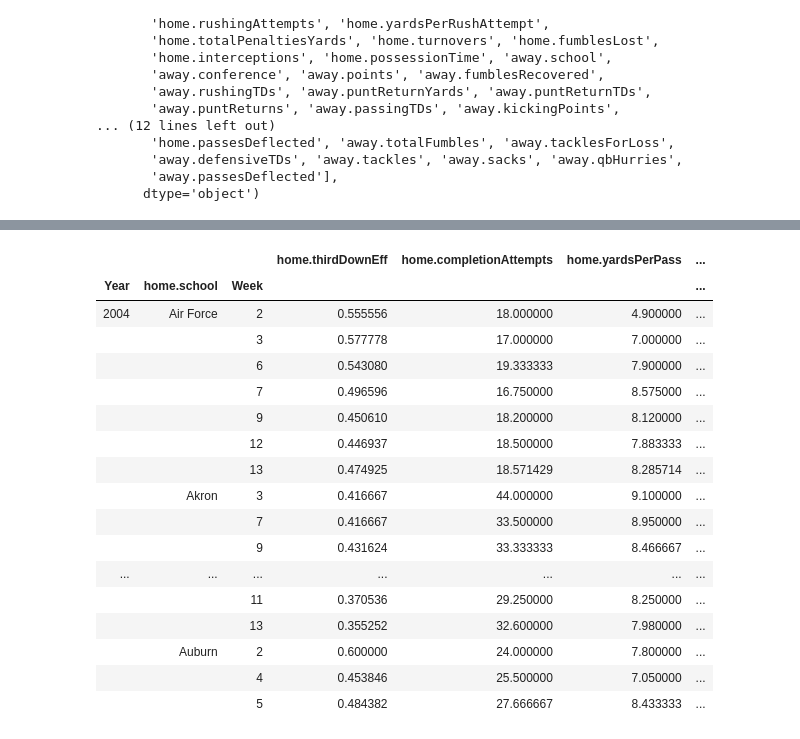
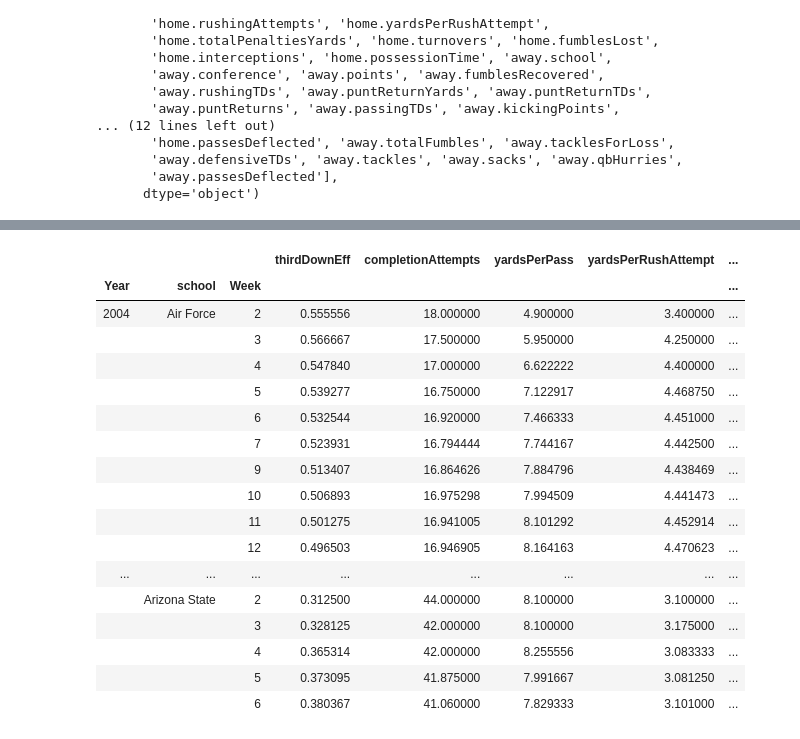
Before and after one commit to MichiganDataScienceTeam/F20-College-Football, a Jupyter notebook: notebooks/Prior Probability Model.ipynb, the cells around one changed output, grey strips where cells are left out. Saved outputs shown, nothing was run; the diff lists cells and outputs as text; code cells hidden in the pictures.

```diff
--- a/notebooks/Prior Probability Model.ipynb
+++ b/notebooks/Prior Probability Model.ipynb
@@ -85,7 +51,9 @@ stats.loc[:,'home.totalPenaltiesYards'] = stats.loc[:,'home.totalPenaltiesYards'
 stats.loc[:,'away.totalPenaltiesYards'] = stats.loc[:,'away.totalPenaltiesYards'].apply(lambda x: float(x.split('-')[-1]))
 stats.loc[:,'home.possessionTime'] = stats['home.possessionTime'].apply(lambda x: float(x.split(':')[0])*60 + float(x.split(':')[1]))
 stats.loc[:,'away.possessionTime'] = stats['away.possessionTime'].apply(lambda x: float(x.split(':')[0])*60 + float(x.split(':')[1]))
-stats.iloc[:10,:]
+stats['home.win'] = (stats['home.points'] > stats['away.points']).astype(int)
+stats['away.win'] = (stats['away.points'] > stats['home.points']).astype(int)
+stats.head()
 # %% [output]
 A value is trying to be set on a copy of a slice from a DataFrame
 
@@ -104,7 +76,12 @@ See the caveats in the documentation: http://pandas.pydata.org/pandas-docs/stabl
+# %%
+away_index = [x for x in list(stats.columns) if 'away.' in x] + ['Week', 'Year', 'id']
+away = stats[away_index].drop('away.points', axis = 1)
+away.columns = [x.split('.')[-1] for x in list(away.columns)]
+away['isHome'] = 0
+away = away.groupby(['Year', 'school','Week']).mean()
 # %%
-pd.set_option('display.max_rows', 500)
-pd.set_option('display.max_columns', 500)
 home_index = [x for x in list(stats.columns) if 'home.' in x] + ['Week', 'Year', 'id']
 home = stats[home_index].drop('home.points',axis = 1)
-home = home.groupby(['Year', 'home.school','Week']).mean()
-home.iloc[:50,:]
+home.columns = [x.split('.')[-1] for x in list(home.columns)]
+home['isHome'] = 1
+home = home.groupby(['Year', 'school','Week']).mean()
@@ -129,0 +88,3 @@ home.iloc[:50,:]
+# %%
+total = pd.concat([home,away]).groupby(['Year', 'school','Week']).mean()
+total.iloc[:20,:]
@@ -130,46 +110,33 @@ home.iloc[:50,:]
 # %%
-aggstats = home.copy()
-idx = list(aggstats.index)
+idx = list(total.index)
 n = 1
+ids = total['id']
+total.drop('id', axis = 1, inplace = True)
 for i,x in enumerate(idx):
     if(i == 0): continue
     if(x[1] == idx[i-1][1]):
-        aggstats.loc[(x[0],x[1],x[2]),:] = aggstats.loc[(x[0],x[1],x[2]),:] + aggstats.loc[(idx[i-1][0],idx[i-1][1],idx[i-1][2]),:]*n
-        aggstats.loc[(x[0],x[1],x[2]),:] = aggstats.loc[(x[0],x[1],x[2]),:]/(n+1)
+        total.loc[(x[0],x[1],x[2]),:] = total.loc[(x[0],x[1],x[2]),:] + total.loc[(idx[i-1][0],idx[i-1][1],idx[i-1][2]),:]*n
+        total.loc[(x[0],x[1],x[2]),:] = total.loc[(x[0],x[1],x[2]),:]/(n+1)
         n += 1
     else: n = 1;
-# for year in idxs[0]:
-#     for team in idxs[1]:
-#         for week in idxs[2]:
-#             it = week - 1
-#             n = 1
-#             while it > 0:
-#                 try:
-#                     aggstats.loc[(year,team,week),:] = aggstats.loc[(year,team,week),:] + aggstats.loc[(year,team,it),:]
-#                     n += 1
-#                 except KeyError: pass
-#                 it -= 1
-#             try:
-#                 aggstats.loc[(year,team,week),:] = aggstats.loc[(year,team,week),:]/n
-#             except KeyError: pass
-
-aggstats.iloc[:50,:]
+total['id'] = ids
+total.iloc[:50,:]
 # %% [output]
-|  |  |  | home.thirdDownEff | home.completionAttempts | home.yardsPerPass | ... |
-| Year | home.school | Week |  |  |  | ... |
-| 2004 | Air Force | 2 | 0.555556 | 18.000000 | 4.900000 | ... |
-|  |  | 3 | 0.577778 | 17.000000 | 7.000000 | ... |
-|  |  | 6 | 0.543080 | 19.333333 | 7.900000 | ... |
-|  |  | 7 | 0.496596 | 16.750000 | 8.575000 | ... |
-|  |  | 9 | 0.450610 | 18.200000 | 8.120000 | ... |
-|  |  | 12 | 0.446937 | 18.500000 | 7.883333 | ... |
-|  |  | 13 | 0.474925 | 18.571429 | 8.285714 | ... |
-|  | Akron | 3 | 0.416667 | 44.000000 | 9.100000 | ... |
-|  |  | 7 | 0.416667 | 33.500000 | 8.950000 | ... |
-|  |  | 9 | 0.431624 | 33.333333 | 8.466667 | ... |
-| ... | ... | ... | ... | ... | ... | ... |
-|  |  | 11 | 0.370536 | 29.250000 | 8.250000 | ... |
-|  |  | 13 | 0.355252 | 32.600000 | 7.980000 | ... |
-|  | Auburn | 2 | 0.600000 | 24.000000 | 7.800000 | ... |
-|  |  | 4 | 0.453846 | 25.500000 | 7.050000 | ... |
-|  |  | 5 | 0.484382 | 27.666667 | 8.433333 | ... |
+|  |  |  | thirdDownEff | completionAttempts | yardsPerPass | yardsPerRushAttempt | ... |
+| Year | school | Week |  |  |  |  | ... |
+| 2004 | Air Force | 2 | 0.555556 | 18.000000 | 4.900000 | 3.400000 | ... |
+|  |  | 3 | 0.566667 | 17.500000 | 5.950000 | 4.250000 | ... |
+|  |  | 4 | 0.547840 | 17.000000 | 6.622222 | 4.400000 | ... |
+|  |  | 5 | 0.539277 | 16.750000 | 7.122917 | 4.468750 | ... |
+|  |  | 6 | 0.532544 | 16.920000 | 7.466333 | 4.451000 | ... |
+|  |  | 7 | 0.523931 | 16.794444 | 7.744167 | 4.442500 | ... |
+|  |  | 9 | 0.513407 | 16.864626 | 7.884796 | 4.438469 | ... |
+|  |  | 10 | 0.506893 | 16.975298 | 7.994509 | 4.441473 | ... |
+|  |  | 11 | 0.501275 | 16.941005 | 8.101292 | 4.452914 | ... |
+|  |  | 12 | 0.496503 | 16.946905 | 8.164163 | 4.470623 | ... |
+| ... | ... | ... | ... | ... | ... | ... | ... |
+|  | Arizona State | 2 | 0.312500 | 44.000000 | 8.100000 | 3.100000 | ... |
+|  |  | 3 | 0.328125 | 42.000000 | 8.100000 | 3.175000 | ... |
+|  |  | 4 | 0.365314 | 42.000000 | 8.255556 | 3.083333 | ... |
+|  |  | 5 | 0.373095 | 41.875000 | 7.991667 | 3.081250 | ... |
+|  |  | 6 | 0.380367 | 41.060000 | 7.829333 | 3.101000 | ... |
```
Also changed, not shown: parts of 11 cells of this notebook.
